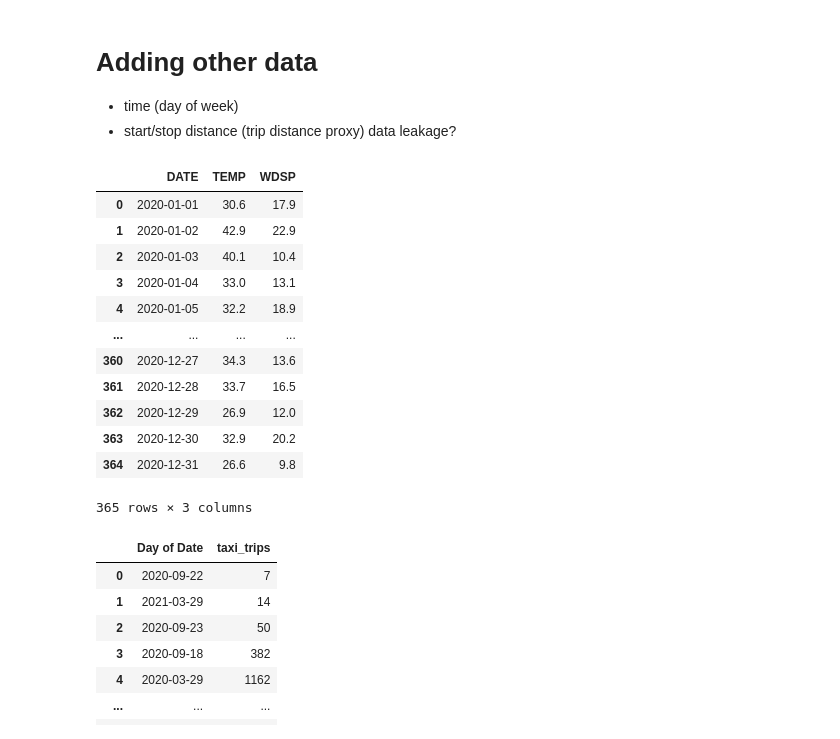
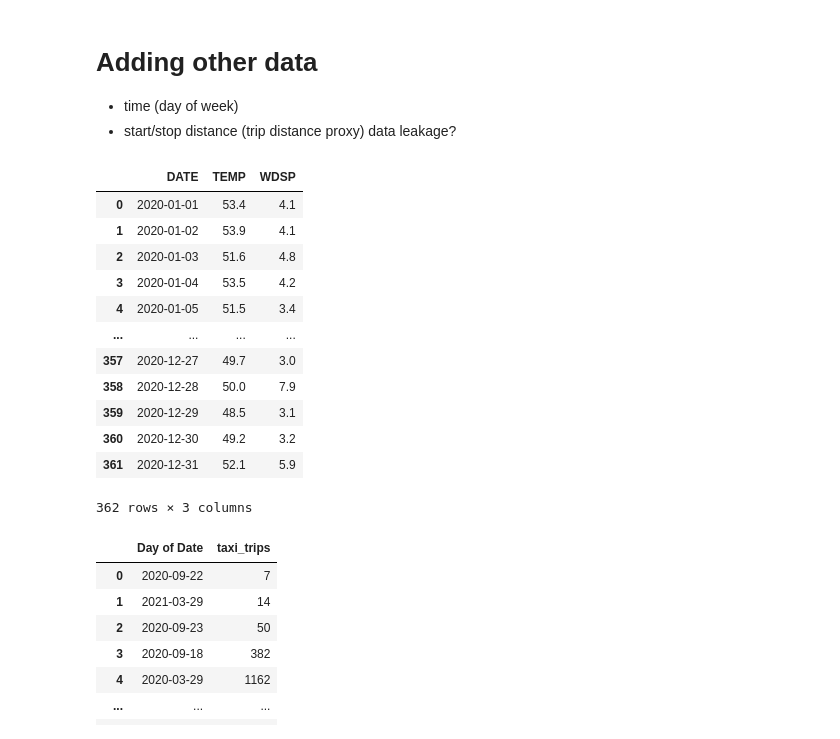
Before and after one commit to nick-kopy/Modeling-Electric-Rental-Bike-Lock-Ups, a Jupyter notebook: cap2.ipynb, the cells around one changed output. Cells and saved outputs as stored; diff of their text form; code cells hidden in the pictures.

```diff
--- a/cap2.ipynb
+++ b/cap2.ipynb
@@ -348,36 +348,36 @@ ax.barh(X.columns[:-1], model.coef_[0])
 # %%
 # weather data
 
 def grab_weather(city):
 
     if city == 'CH':
         url = 'data/CH/99733899999.csv'
     elif city == 'SF':
         url = 'data/SF/99401699999.csv'
     else:
         return None
 
     dfw = pd.read_csv(url, usecols=['DATE', 'TEMP', 'WDSP'])
 
     dfw['DATE'] = pd.to_datetime(dfw['DATE'])
 
     return dfw
 
-grab_weather(city='CH')
+grab_weather(city='SF')
 # %% [output]
 |  | DATE | TEMP | WDSP |
-| 0 | 2020-01-01 | 30.6 | 17.9 |
-| 1 | 2020-01-02 | 42.9 | 22.9 |
-| 2 | 2020-01-03 | 40.1 | 10.4 |
-| 3 | 2020-01-04 | 33.0 | 13.1 |
-| 4 | 2020-01-05 | 32.2 | 18.9 |
+| 0 | 2020-01-01 | 53.4 | 4.1 |
+| 1 | 2020-01-02 | 53.9 | 4.1 |
+| 2 | 2020-01-03 | 51.6 | 4.8 |
+| 3 | 2020-01-04 | 53.5 | 4.2 |
+| 4 | 2020-01-05 | 51.5 | 3.4 |
 | ... | ... | ... | ... |
-| 360 | 2020-12-27 | 34.3 | 13.6 |
-| 361 | 2020-12-28 | 33.7 | 16.5 |
-| 362 | 2020-12-29 | 26.9 | 12.0 |
-| 363 | 2020-12-30 | 32.9 | 20.2 |
-| 364 | 2020-12-31 | 26.6 | 9.8 |
+| 357 | 2020-12-27 | 49.7 | 3.0 |
+| 358 | 2020-12-28 | 50.0 | 7.9 |
+| 359 | 2020-12-29 | 48.5 | 3.1 |
+| 360 | 2020-12-30 | 49.2 | 3.2 |
+| 361 | 2020-12-31 | 52.1 | 5.9 |
-365 rows × 3 columns
+362 rows × 3 columns
 # %%
 # traffic data
 
```
Also changed, not shown: parts of 16 cells of this notebook, 2 other files.
